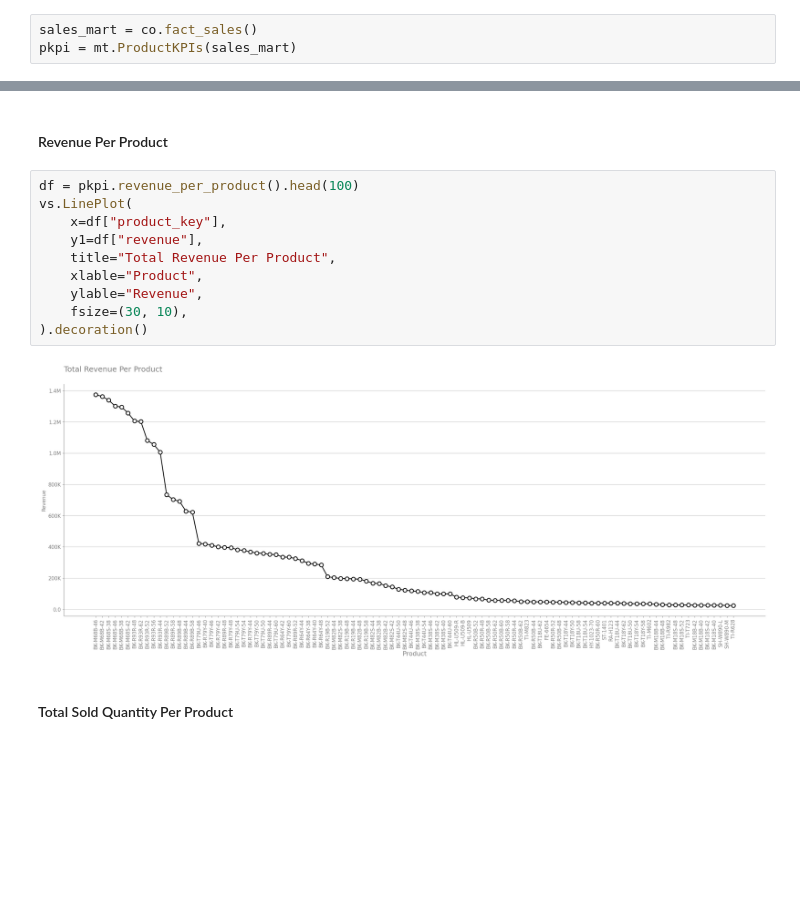
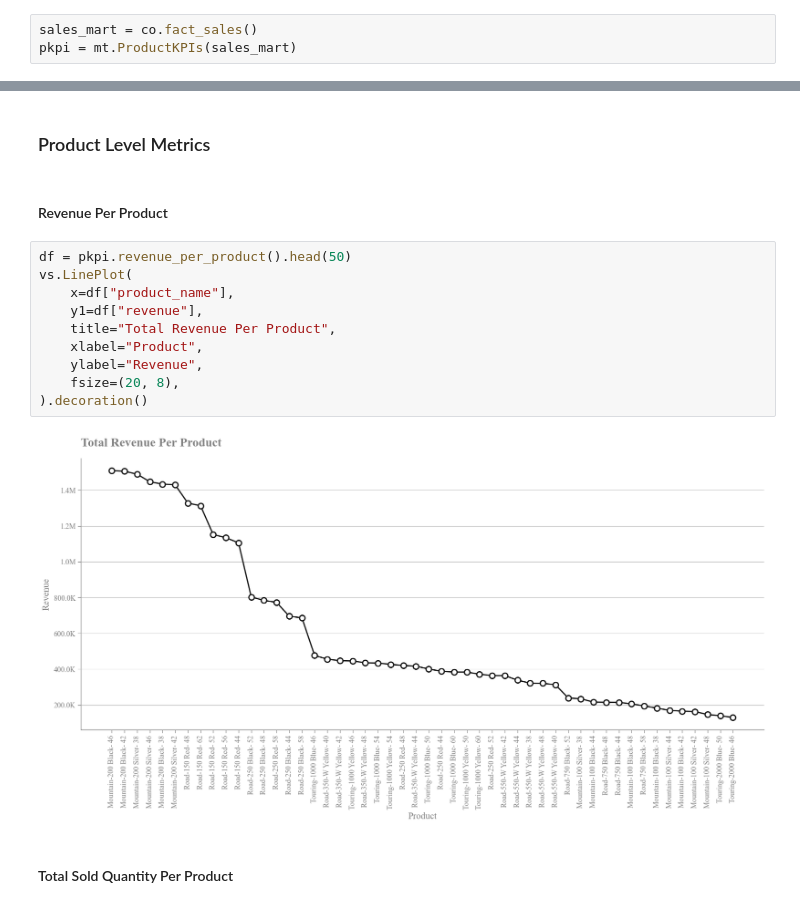
Before and after one commit to NishantSingh359/Sales_Analytics, a Jupyter notebook: notebooks/04_product_analysis.ipynb, the cells around one changed output, grey strips where cells are left out. Saved outputs shown, nothing was run; the diff lists cells and outputs as text; blank space fills up the shorter version.

```diff
--- a/notebooks/04_product_analysis.ipynb
+++ b/notebooks/04_product_analysis.ipynb
@@ -23,17 +56,19 @@ pkpi = mt.ProductKPIs(sales_mart)
+# %% [markdown]
+### Product Level Metrics
 # %% [markdown]
 #### Revenue Per Product
 # %%
-df = pkpi.revenue_per_product().head(100)
+df = pkpi.revenue_per_product().head(50)
 vs.LinePlot(
-    x=df["product_key"],
+    x=df["product_name"],
     y1=df["revenue"],
     title="Total Revenue Per Product",
-    xlable="Product",
-    ylable="Revenue",
-    fsize=(30, 10),
+    xlabel="Product",
+    ylabel="Revenue",
+    fsize=(20, 8),
 ).decoration()
 # %% [output]
-[figure, old version]
+[figure, new version]
 # %% [markdown]
 #### Total Sold Quantity Per Product
 # %%
```
Also changed, not shown: parts of 13 cells of this notebook.
